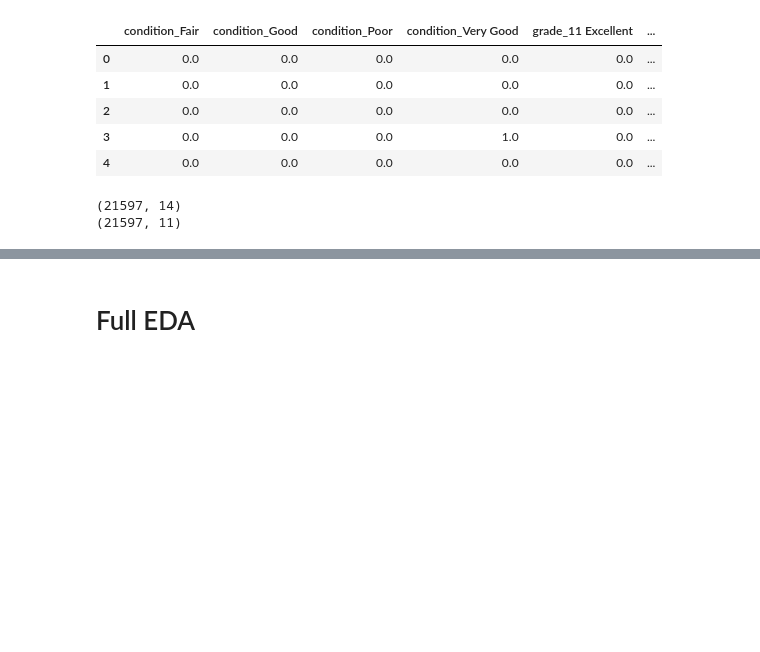
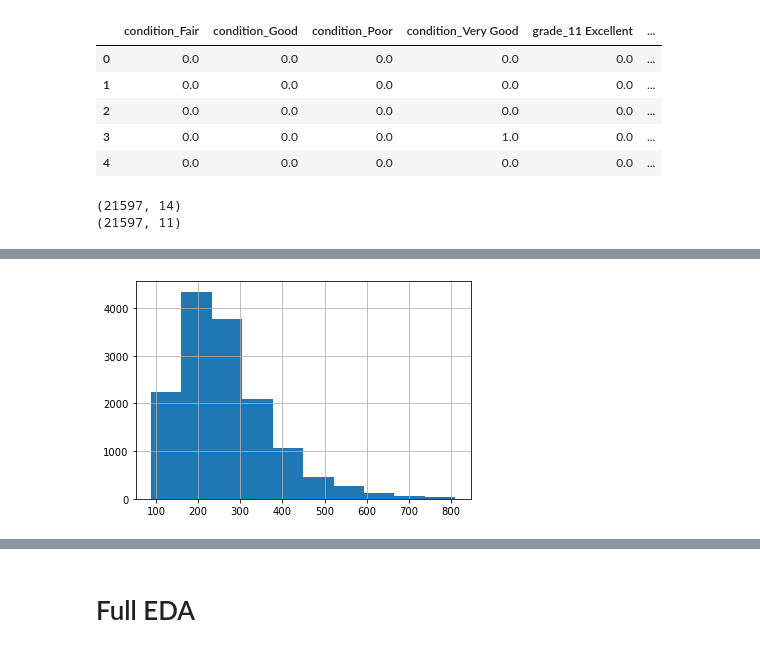
Before and after one commit to ThomasHChapman/P2-SeattleHousing, a Jupyter notebook: working_notebooks/tom_working.ipynb, the cells around one changed output, grey strips where cells are left out. Saved outputs shown, nothing was run; the diff lists cells and outputs as text; code cells hidden in the pictures; blank space fills up the shorter version.

```diff
--- a/working_notebooks/tom_working.ipynb
+++ b/working_notebooks/tom_working.ipynb
@@ -227 +255,5 @@ Notes:
 strong multicollinearity or other numerical problems.
+# %%
+y.hist();
+# %% [output]
+[figure, added]
```
Also changed, not shown: parts of 25 cells of this notebook.
